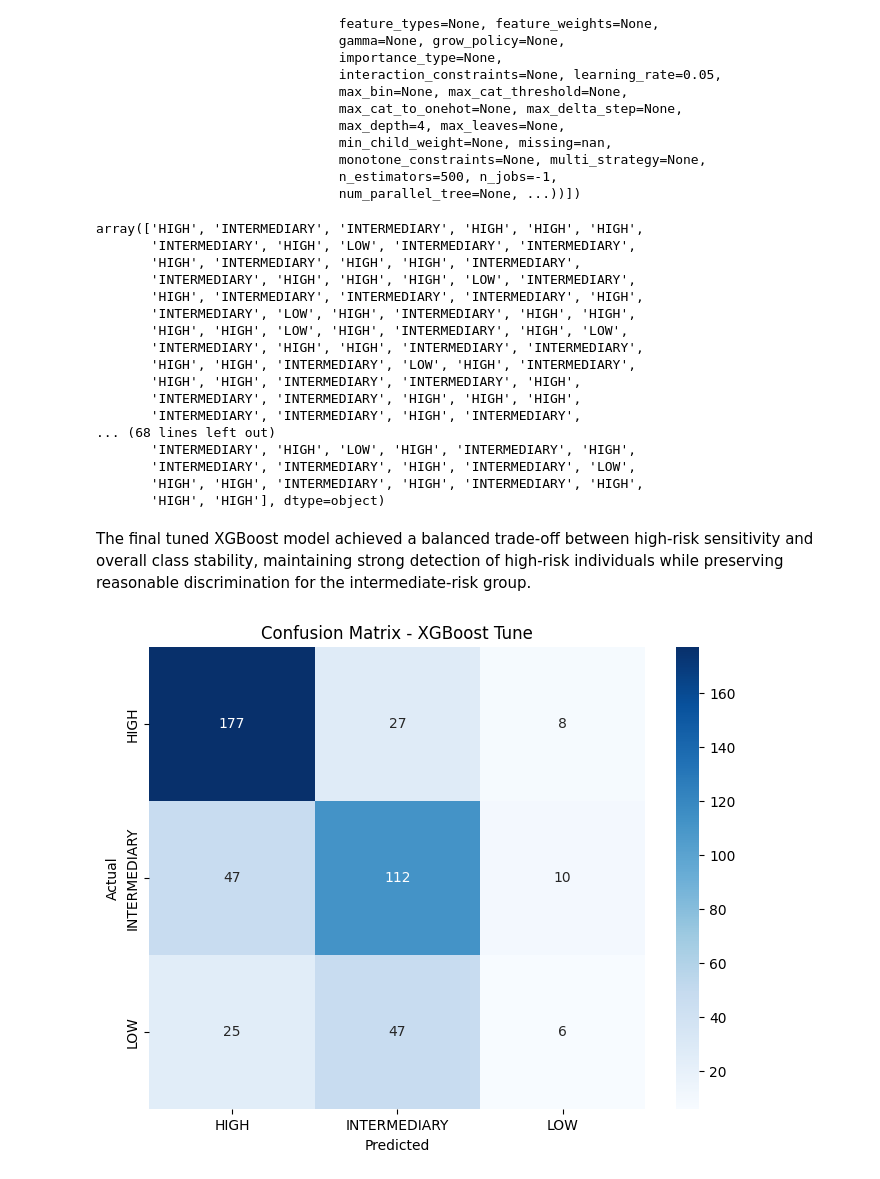
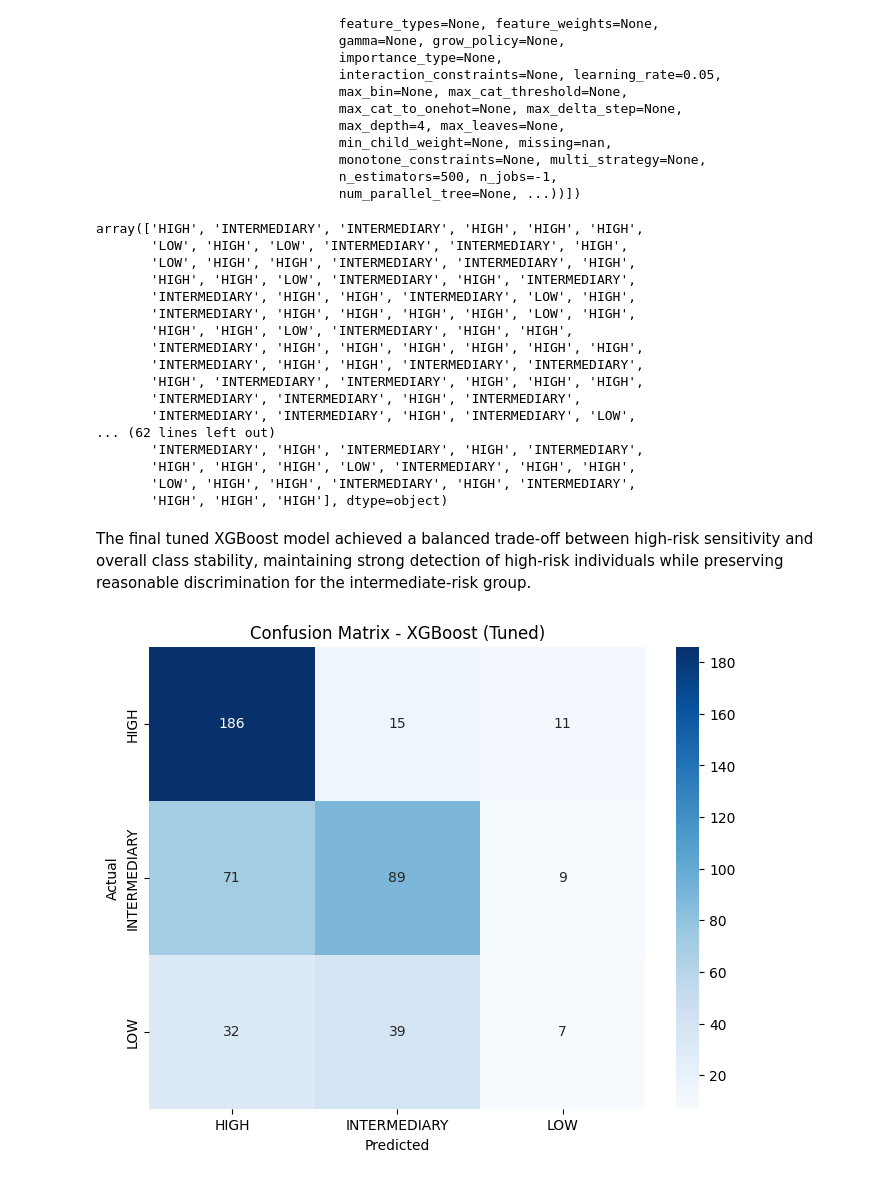
Before and after one commit to avimallik/pulse_ml_heart_disease_predictor, a Jupyter notebook: data_preprocessing.ipynb, the cells around one changed output. Cells and saved outputs as stored; diff of their text form; code cells hidden in the pictures.

```diff
--- a/data_preprocessing.ipynb
+++ b/data_preprocessing.ipynb
@@ -1066,7 +1066,7 @@ x_split_class_obj.y_train
 1192            HIGH
 Name: CVD Risk Level, Length: 1070, dtype: object
 # %%
-weights = compute_sample_weight(class_weight={0: 20, 1: 15, 2: 18},
+weights_xgboost = compute_sample_weight(class_weight={0: 4, 1: 1, 2: 2},
                                 y = y_train_copy_enc)
 
 pipeline_xgboost_model_tune = Pipeline(
@@ -1076,7 +1076,9 @@ pipeline_xgboost_model_tune = Pipeline(
     ]
 )
 
-pipeline_xgboost_model_tune.fit(x_split_class_obj.X_train, y_train_copy_enc, xgboost_model__sample_weight=weights)
+pipeline_xgboost_model_tune.fit(x_split_class_obj.X_train,
+                                y_train_copy_enc,
+                                xgboost_model__sample_weight=weights_xgboost)
 # %% [output]
 Pipeline(steps=[('preprocess',
                  ColumnTransformer(transformers=[('numeric', StandardScaler(),
@@ -1104,26 +1106,26 @@ y_pred_xgboost_tune_inversed = label_encoder_y.inverse_transform(y_pred_xgboost_
 y_pred_xgboost_tune_inversed
 # %% [output]
 array(['HIGH', 'INTERMEDIARY', 'INTERMEDIARY', 'HIGH', 'HIGH', 'HIGH',
-       'INTERMEDIARY', 'HIGH', 'LOW', 'INTERMEDIARY', 'INTERMEDIARY',
-       'HIGH', 'INTERMEDIARY', 'HIGH', 'HIGH', 'INTERMEDIARY',
-       'INTERMEDIARY', 'HIGH', 'HIGH', 'HIGH', 'LOW', 'INTERMEDIARY',
-       'HIGH', 'INTERMEDIARY', 'INTERMEDIARY', 'INTERMEDIARY', 'HIGH',
-       'INTERMEDIARY', 'LOW', 'HIGH', 'INTERMEDIARY', 'HIGH', 'HIGH',
-       'HIGH', 'HIGH', 'LOW', 'HIGH', 'INTERMEDIARY', 'HIGH', 'LOW',
+       'LOW', 'HIGH', 'LOW', 'INTERMEDIARY', 'INTERMEDIARY', 'HIGH',
+       'LOW', 'HIGH', 'HIGH', 'INTERMEDIARY', 'INTERMEDIARY', 'HIGH',
+       'HIGH', 'HIGH', 'LOW', 'INTERMEDIARY', 'HIGH', 'INTERMEDIARY',
+       'INTERMEDIARY', 'HIGH', 'HIGH', 'INTERMEDIARY', 'LOW', 'HIGH',
+       'INTERMEDIARY', 'HIGH', 'HIGH', 'HIGH', 'HIGH', 'LOW', 'HIGH',
+       'HIGH', 'HIGH', 'LOW', 'INTERMEDIARY', 'HIGH', 'HIGH',
+       'INTERMEDIARY', 'HIGH', 'HIGH', 'HIGH', 'HIGH', 'HIGH', 'HIGH',
        'INTERMEDIARY', 'HIGH', 'HIGH', 'INTERMEDIARY', 'INTERMEDIARY',
-       'HIGH', 'HIGH', 'INTERMEDIARY', 'LOW', 'HIGH', 'INTERMEDIARY',
-       'HIGH', 'HIGH', 'INTERMEDIARY', 'INTERMEDIARY', 'HIGH',
-       'INTERMEDIARY', 'INTERMEDIARY', 'HIGH', 'HIGH', 'HIGH',
+       'HIGH', 'INTERMEDIARY', 'INTERMEDIARY', 'HIGH', 'HIGH', 'HIGH',
        'INTERMEDIARY', 'INTERMEDIARY', 'HIGH', 'INTERMEDIARY',
-... (68 lines left out)
-       'INTERMEDIARY', 'HIGH', 'LOW', 'HIGH', 'INTERMEDIARY', 'HIGH',
        'INTERMEDIARY', 'INTERMEDIARY', 'HIGH', 'INTERMEDIARY', 'LOW',
-       'HIGH', 'HIGH', 'INTERMEDIARY', 'HIGH', 'INTERMEDIARY', 'HIGH',
-       'HIGH', 'HIGH'], dtype=object)
+... (62 lines left out)
+       'INTERMEDIARY', 'HIGH', 'INTERMEDIARY', 'HIGH', 'INTERMEDIARY',
+       'HIGH', 'HIGH', 'HIGH', 'LOW', 'INTERMEDIARY', 'HIGH', 'HIGH',
+       'LOW', 'HIGH', 'HIGH', 'INTERMEDIARY', 'HIGH', 'INTERMEDIARY',
+       'HIGH', 'HIGH', 'HIGH'], dtype=object)
 # %% [markdown]
 The final tuned XGBoost model achieved a balanced trade-off between high-risk sensitivity and overall class stability, maintaining strong detection of high-risk individuals while preserving reasonable discrimination for the intermediate-risk group.
 # %%
 cm_xgboost_tune = confusion_matrix(x_split_class_obj.y_test, y_pred_xgboost_tune_inversed)
-plot_confusion(cm_xgboost_tune, 'Confusion Matrix - XGBoost Tuned')
+plot_confusion(cm_xgboost_tune, 'Confusion Matrix - XGBoost (Tuned)')
 # %% [output]
-[figure, old version]
+[figure, new version]
```
Also changed, not shown: parts of 4 cells of this notebook, 2 other files.
